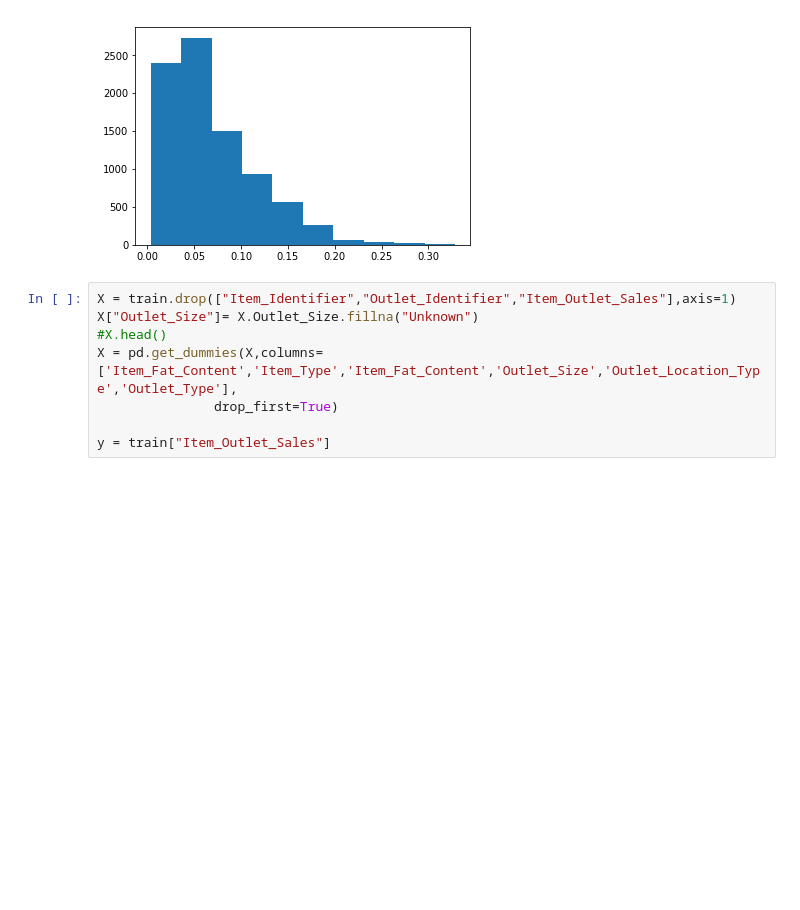
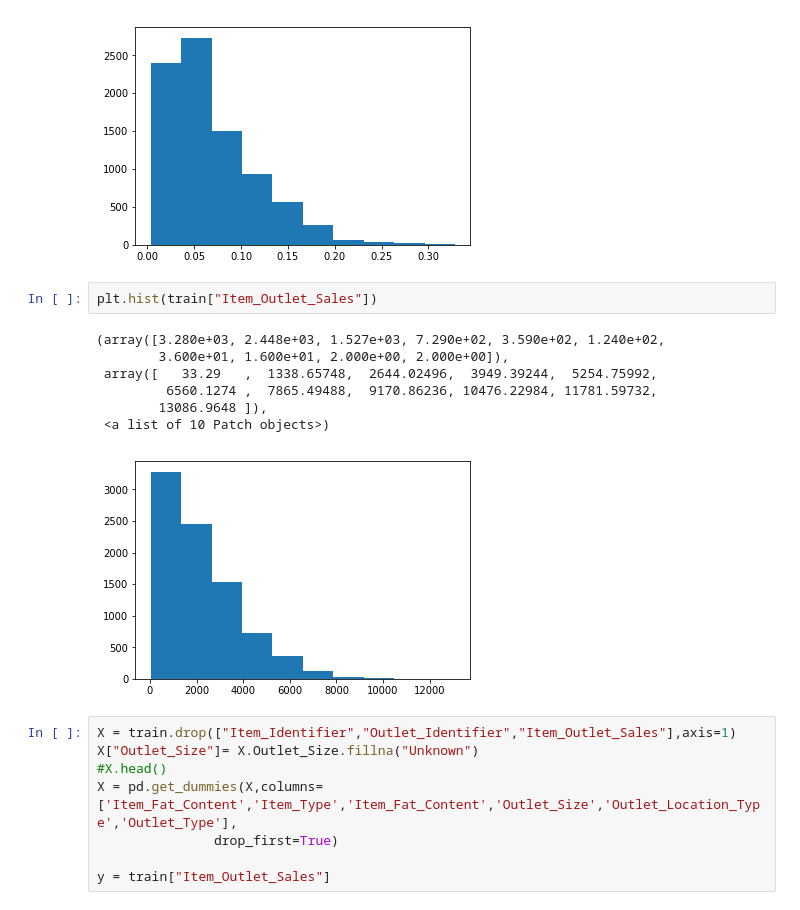
Before and after one commit to Raihanahmed94/analyticsvidhya_Competitions, a Jupyter notebook: Big_Mart/big_Mart.ipynb, the cells around one changed output. Cells and saved outputs as stored; diff of their text form; blank space fills up the shorter version.

```diff
--- a/Big_Mart/big_Mart.ipynb
+++ b/Big_Mart/big_Mart.ipynb
@@ -118,6 +120,16 @@ plt.hist(Item_Visibility)
         0.32839095]),
  <a list of 10 Patch objects>)
 [figure]
+# %%
+plt.hist(train["Item_Outlet_Sales"])
+# %% [output]
+(array([3.280e+03, 2.448e+03, 1.527e+03, 7.290e+02, 3.590e+02, 1.240e+02,
+        3.600e+01, 1.600e+01, 2.000e+00, 2.000e+00]),
+ array([   33.29   ,  1338.65748,  2644.02496,  3949.39244,  5254.75992,
+         6560.1274 ,  7865.49488,  9170.86236, 10476.22984, 11781.59732,
+        13086.9648 ]),
+ <a list of 10 Patch objects>)
+[figure, added]
 # %%
 X = train.drop(["Item_Identifier","Outlet_Identifier","Item_Outlet_Sales"],axis=1)
 X["Outlet_Size"]= X.Outlet_Size.fillna("Unknown")
```
Also changed, not shown: parts of 17 cells of this notebook.
